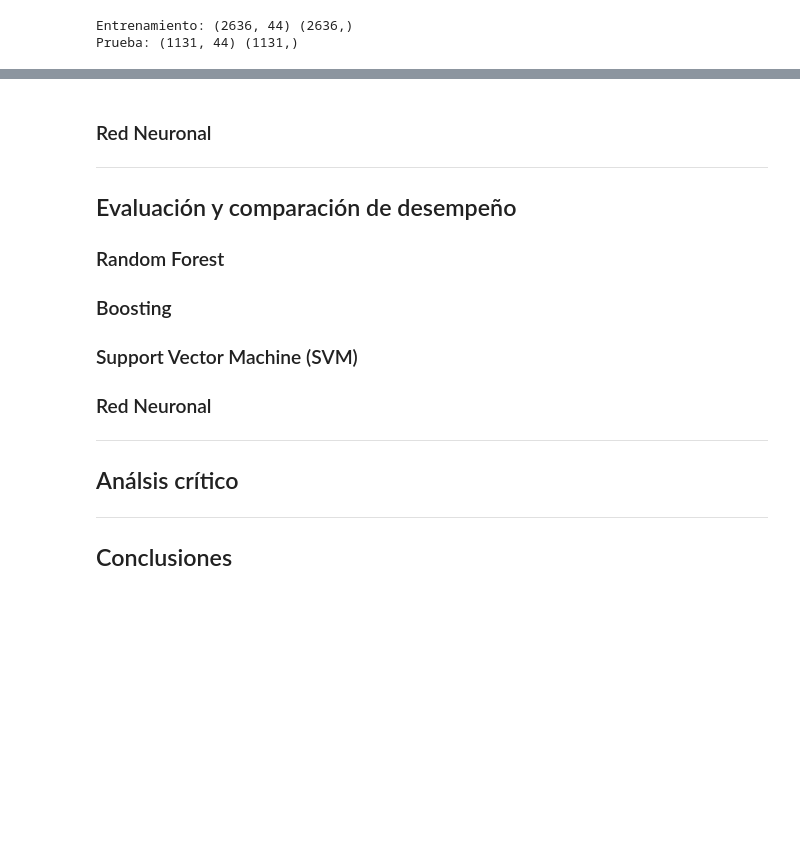
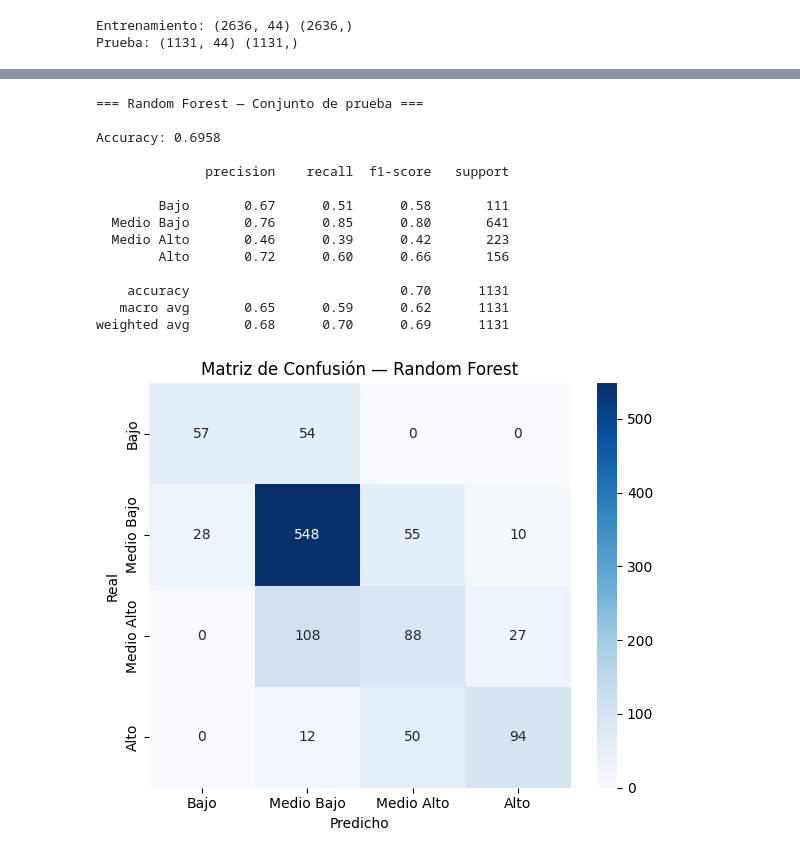
Before and after one commit to DiazPaz/ia_models, a Jupyter notebook: A2.3/main.ipynb, the cells around one changed output, grey strips where cells are left out. Cells and saved outputs as stored; diff of their text form; code cells hidden in the pictures; blank space fills up the shorter version.

```diff
--- a/A2.3/main.ipynb
+++ b/A2.3/main.ipynb
@@ -34,7 +39,7 @@ from sklearn.pipeline import make_pipeline
 # %% [markdown]
 ### Carga del dataset
 # %%
-df = pd.read_csv("features_lasso.csv")
+df = pd.read_csv(f"features_lasso.csv")
 df.head()
 # %% [output]
 |  | cocina | cocina_dor | num_cuarto | bano_comp | bano_excus | bano_regad | estim_pago | tot_resid | tipo_viv_4 | ... |
@@ -91,0 +107,18 @@ Prueba: (1131, 44) (1131,)
+# %%
+rf_params = {
+    'n_estimators':      randint(100, 800),
+    'max_depth':         [5, 8, 12, 20, None],
+    'max_features':      ['sqrt', 'log2', 0.3, 0.5],
+    'min_samples_leaf':  [1, 2, 4],
+    'class_weight':      [None, 'balanced'],
+}
+
+scoring = ['accuracy', 'f1_macro', 'f1_weighted']
+rf_search = RandomizedSearchCV(
+    RandomForestClassifier(random_state=42),
+    rf_params, n_iter=50, cv=5,
+    scoring=scoring, refit='f1_weighted', random_state=42, n_jobs=-1
+)
+
+rf_search.fit(X_train, y_train)
+print("RF — Mejores parámetros:", rf_search.best_params_)
@@ -198,23 +296,34 @@ Pipeline(steps=[('standardscaler', StandardScaler()),
-# %% [markdown]
-
-### Red Neuronal
-
----
-
-## Evaluación y comparación de desempeño
-
-### Random Forest
-
-### Boosting
-
-### Support Vector Machine (SVM)
-
-### Red Neuronal
-
----
-
-## Análsis crítico
-
----
-
-## Conclusiones
+# %%
+y_pred_rf = rf_search.predict(X_test)
+
+print("=== Random Forest — Conjunto de prueba ===\n")
+print(f"Accuracy: {accuracy_score(y_test, y_pred_rf):.4f}\n")
+print(classification_report(y_test, y_pred_rf,
+                             target_names=['Bajo','Medio Bajo','Medio Alto','Alto']))
+
+cm_rf = confusion_matrix(y_test, y_pred_rf)
+fig, ax = plt.subplots(figsize=(6, 5))
+sns.heatmap(cm_rf, annot=True, fmt='d', cmap='Blues',
+            xticklabels=['Bajo','Medio Bajo','Medio Alto','Alto'],
+            yticklabels=['Bajo','Medio Bajo','Medio Alto','Alto'], ax=ax)
+ax.set_title("Matriz de Confusión — Random Forest")
+ax.set_xlabel("Predicho")
+ax.set_ylabel("Real")
+plt.tight_layout()
+plt.show()
+# %% [output]
+=== Random Forest — Conjunto de prueba ===
+
+Accuracy: 0.6958
+
+              precision    recall  f1-score   support
+
+        Bajo       0.67      0.51      0.58       111
+  Medio Bajo       0.76      0.85      0.80       641
+  Medio Alto       0.46      0.39      0.42       223
+        Alto       0.72      0.60      0.66       156
+
+    accuracy                           0.70      1131
+   macro avg       0.65      0.59      0.62      1131
+weighted avg       0.68      0.70      0.69      1131
+[figure, added]
```
Also changed, not shown: parts of 32 cells of this notebook, 1 other file.
